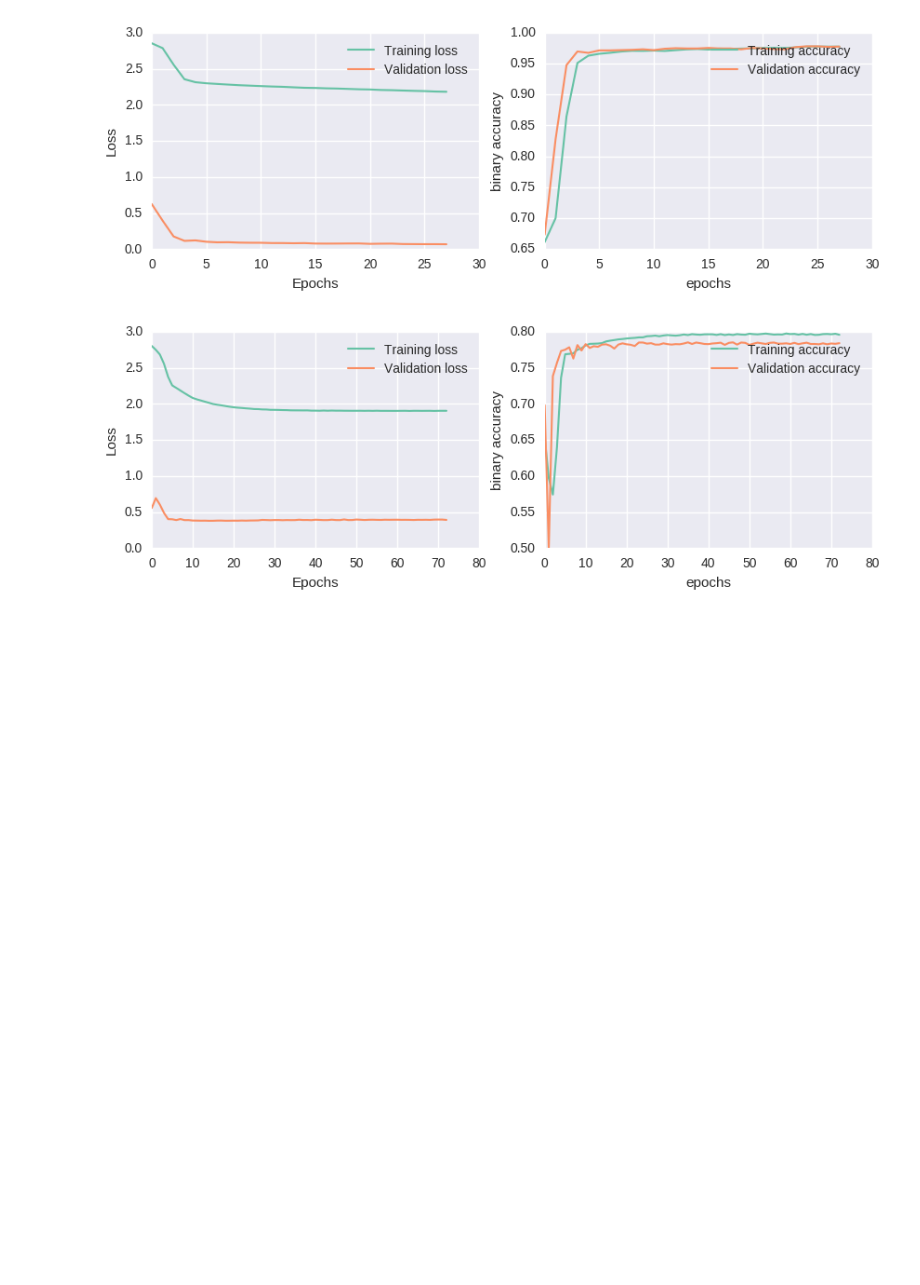
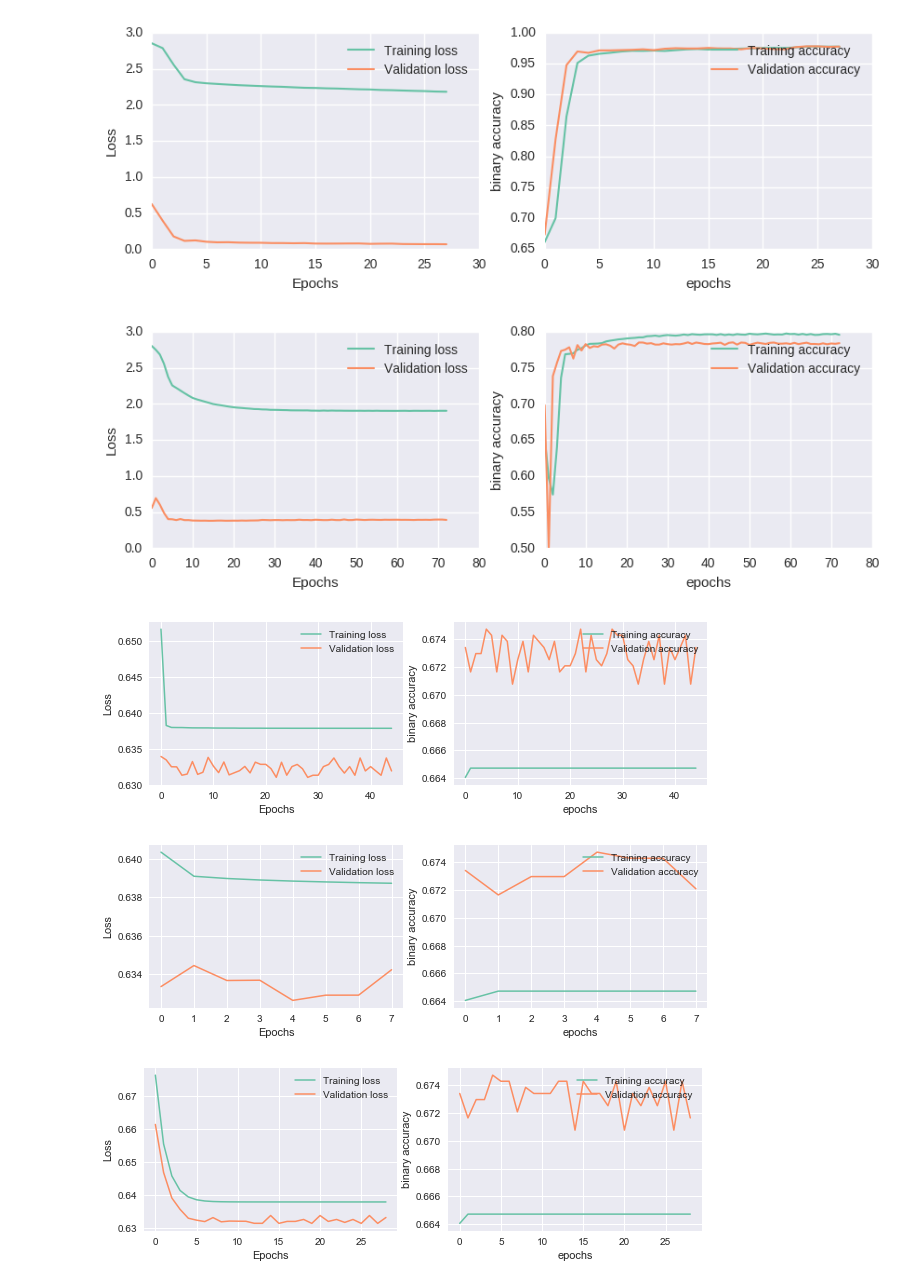
Before and after one commit to OpenGridMap/power-grid-detection, a Jupyter notebook: training/plot_training.ipynb, the cells around one changed output. Saved outputs shown, nothing was run; the diff lists cells and outputs as text; code cells hidden in the pictures; blank space fills up the shorter version.

Commit message:
plots for vgg16

```diff
--- a/training/plot_training.ipynb
+++ b/training/plot_training.ipynb
@@ -305,3 +305,11 @@ plot_loss_acc('cnn_140_rgb_corrected_lr_scheduled_5_0.100000_sgd_he_normal__l1_0
 # %% [output]
 [figure]
 [figure]
+# %%
+plot_loss_acc('vgg_140_rgb_corrected_lr_scheduled_5_0.005000_sgd_he_normal__l1_0.000010_l2_0.000010_dropout_0.500000_r_training.log', figsize=figsize, xlim=xlim, ylim=ylim)
+plot_loss_acc('vgg_140_rgb_corrected_lr_0.100000_sgd_he_normal__l1_0.000010_l2_0.000010_dropout_0.500000_r_training.log', figsize=figsize, xlim=xlim, ylim=ylim)
+plot_loss_acc('vgg_140_rgb_corrected_lr_0.001000_sgd_he_normal__l1_0.000010_l2_0.000010_dropout_0.500000_r_training.log', figsize=figsize, xlim=xlim, ylim=ylim)
+# %% [output]
+[figure, added]
+[figure, added]
+[figure, added]
```
